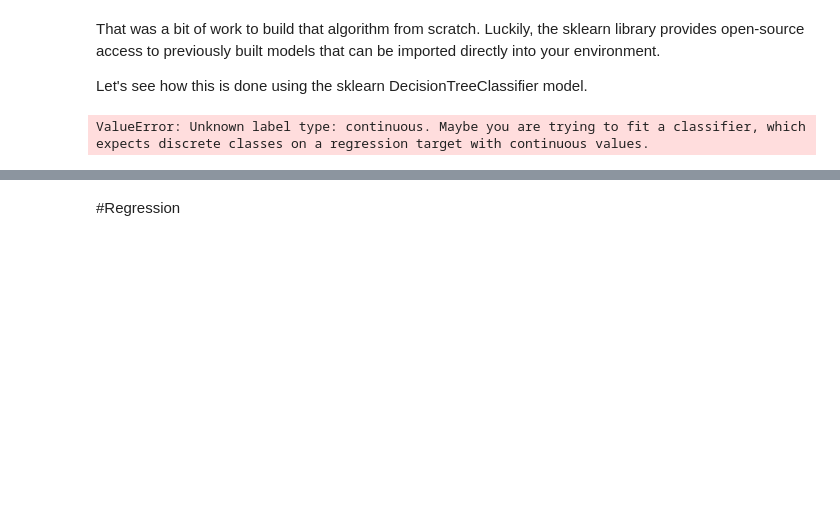
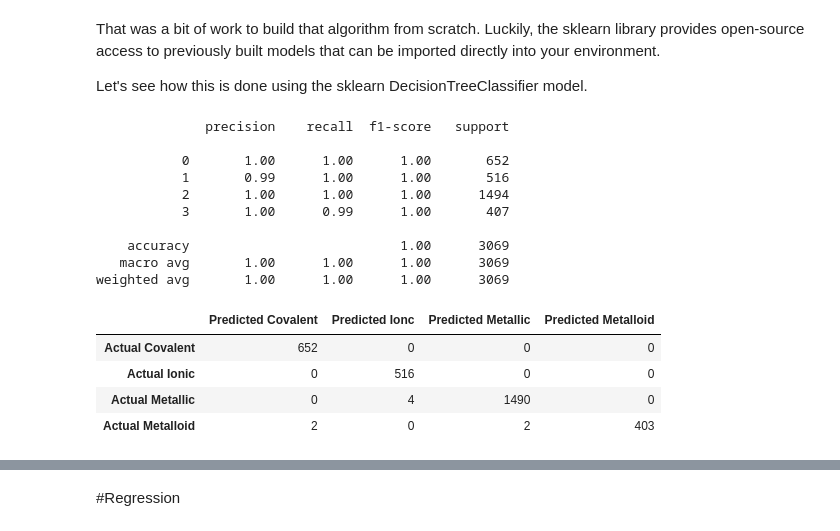
Before and after one commit to mcpikep/Student-ML-Exercise, a Jupyter notebook: Bond_Classification_Student_Exercise.ipynb, the cells around one changed output, grey strips where cells are left out. Cells and saved outputs as stored; diff of their text form; code cells hidden in the pictures; blank space fills up the shorter version.

```diff
--- a/Bond_Classification_Student_Exercise.ipynb
+++ b/Bond_Classification_Student_Exercise.ipynb
@@ -814,19 +808,38 @@ Let's see how this is done using the sklearn DecisionTreeClassifier model.
 # %%
 train_X, val_X, train_y, val_y = train_test_split(X, y, train_size=.66, random_state=0)
 # %%
+y = data['Labels'] # Ensure y is the classification label
+features = ['Delta EN', 'Average EN'] # Ensure features are for classification
+X = data[features]
+
+train_X, val_X, train_y, val_y = train_test_split(X, y, train_size=.66, random_state=0)
 bonding_tree = DecisionTreeClassifier()
 bonding_tree.fit(train_X, train_y)
 tree_predictions = bonding_tree.predict(val_X)
 
 report = classification_report(val_y, tree_predictions)
 print(report)
 
 confusion_df = pd.DataFrame(confusion_matrix(val_y, tree_predictions))
 confusion_df = confusion_df.rename(index={0: 'Actual Covalent', 1: 'Actual Ionic', 2: 'Actual Metallic', 3: 'Actual Metalloid'})
 confusion_df.columns = ['Predicted Covalent', 'Predicted Ionc', 'Predicted Metallic', 'Predicted Metalloid']
 confusion_df
 # %% [output]
-ValueError: Unknown label type: continuous. Maybe you are trying to fit a classifier, which expects discrete classes on a regression target with continuous values.
+              precision    recall  f1-score   support
+
+           0       1.00      1.00      1.00       652
+           1       0.99      1.00      1.00       516
+           2       1.00      1.00      1.00      1494
+           3       1.00      0.99      1.00       407
+
+    accuracy                           1.00      3069
+   macro avg       1.00      1.00      1.00      3069
+weighted avg       1.00      1.00      1.00      3069
+|  | Predicted Covalent | Predicted Ionc | Predicted Metallic | Predicted Metalloid |
+| Actual Covalent | 652 | 0 | 0 | 0 |
+| Actual Ionic | 0 | 516 | 0 | 0 |
+| Actual Metallic | 0 | 4 | 1490 | 0 |
+| Actual Metalloid | 2 | 0 | 2 | 403 |
 # %%
 fig = plt.figure(figsize=(25,20))
 _ = plot_tree(bonding_tree, feature_names=features, class_names=['Covalent', 'Ionic', 'Metallic', 'Metalloid'], filled=True, proportion=True, fontsize=12, precision=2, rounded=True, label='root')
```
Also changed, not shown: parts of 7 cells of this notebook.
